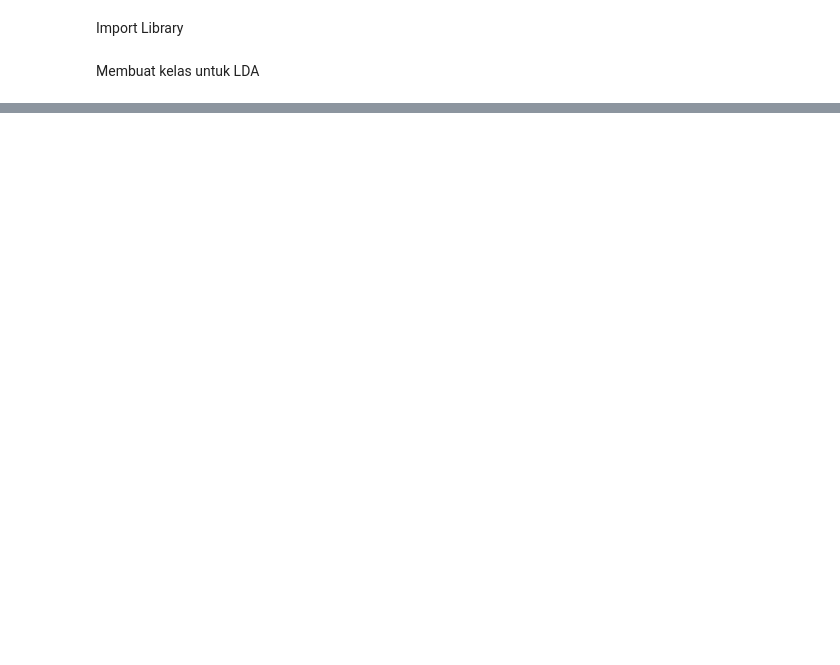
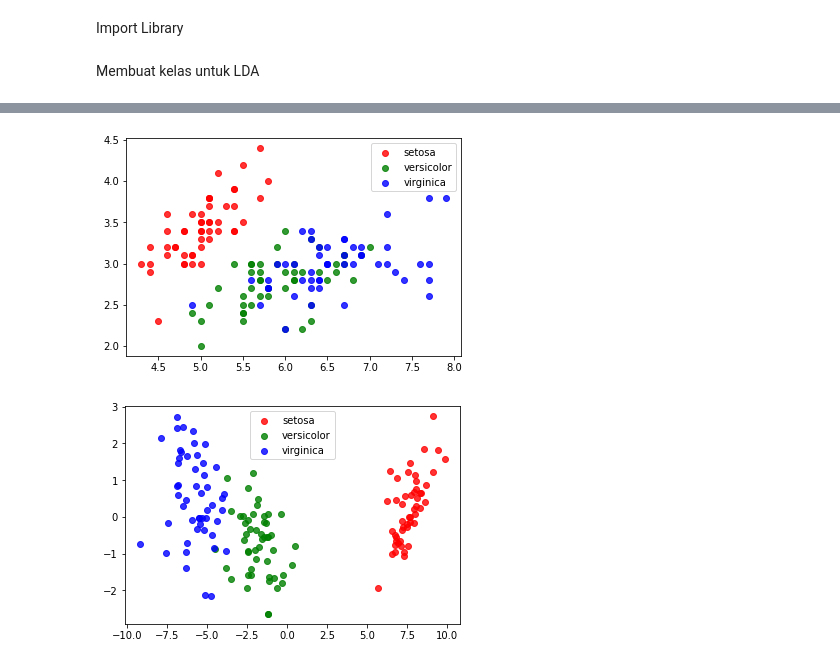
Before and after one commit to jihannaf13/k6LDA, a Jupyter notebook: Kelompok6_LDA.ipynb, the cells around one changed output, grey strips where cells are left out. Drawn from its saved outputs; the diff is of its cells as text; code cells hidden in the pictures; blank space fills up the shorter version.

```diff
--- a/Kelompok6_LDA.ipynb
+++ b/Kelompok6_LDA.ipynb
@@ -156,0 +193,46 @@ Shape of transformed X: (150, 2)
+# %%
+from sklearn import datasets
+iris = datasets.load_iris()
+# X, y = iris.data, iris.target
+from matplotlib import pyplot as plt
+
+# LDA
+sklearn_lda = LinearDiscriminantAnalysis(n_components=2)
+X_lda_sklearn = sklearn_lda.fit_transform(X, y)
+#define data to plot
+X = iris.data
+y = iris.target
+model = LinearDiscriminantAnalysis()
+data_plot = model.fit(X, y).transform(X)
+target_names = iris.target_names
+
+#create LDA plot
+plt.figure()
+colors = ['red', 'green', 'blue']
+lw = 2
+for color, i, target_name in zip(colors, [0, 1, 2], target_names):
+    plt.scatter(X[y == i, 0], X[y == i, 1], alpha=.8, color=color,
+                label=target_name)
+
+#add legend to plot
+plt.legend(loc='best', shadow=False, scatterpoints=1)
+
+#display LDA plot
+plt.show()
+
+#create LDA plot
+plt.figure()
+colors = ['red', 'green', 'blue']
+lw = 2
+for color, i, target_name in zip(colors, [0, 1, 2], target_names):
+    plt.scatter(data_plot[y == i, 0], data_plot[y == i, 1], alpha=.8, color=color,
+                label=target_name)
+
+#add legend to plot
+plt.legend(loc='best', shadow=False, scatterpoints=1)
+
+#display LDA plot
+plt.show()
+# %% [output]
+[figure, added]
+[figure, added]
```
Also changed, not shown: parts of 3 cells of this notebook.
